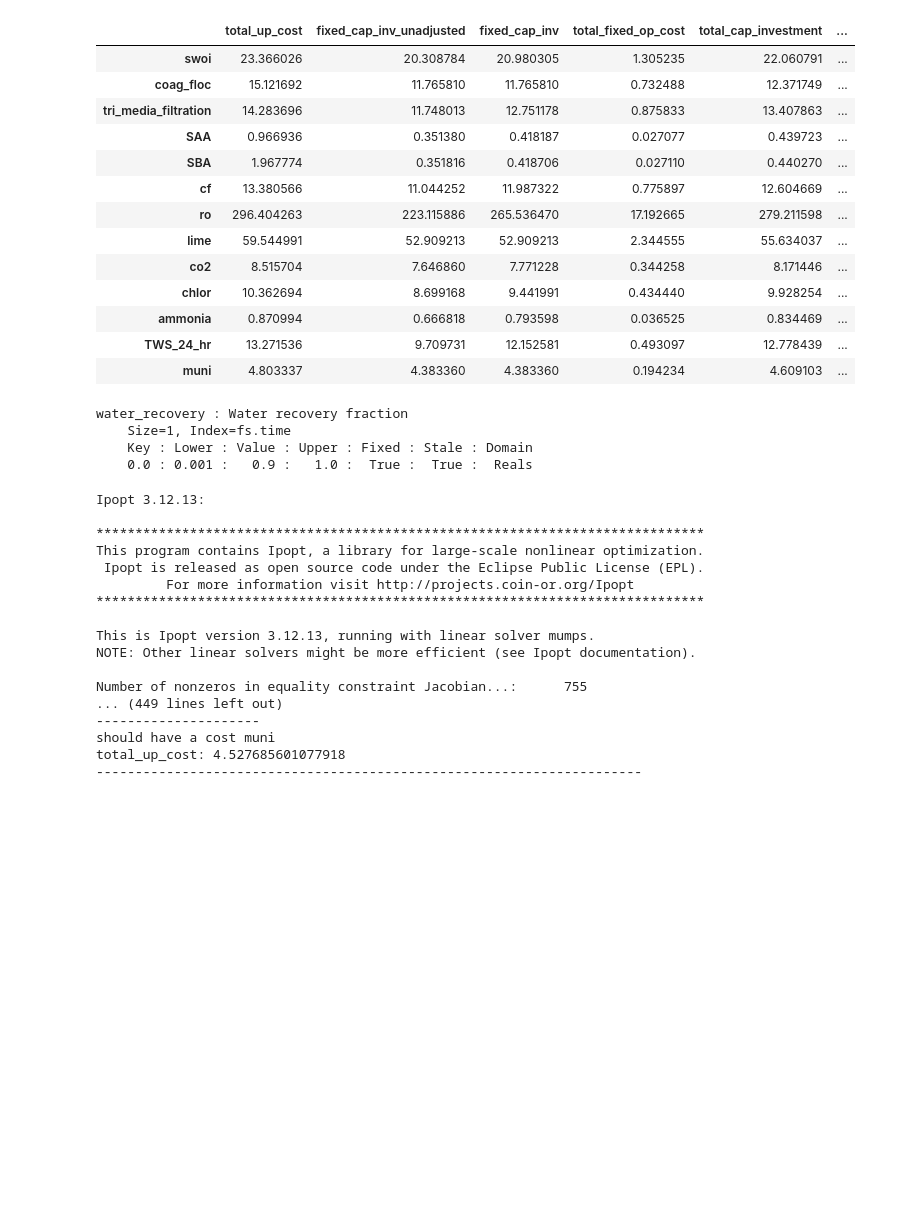
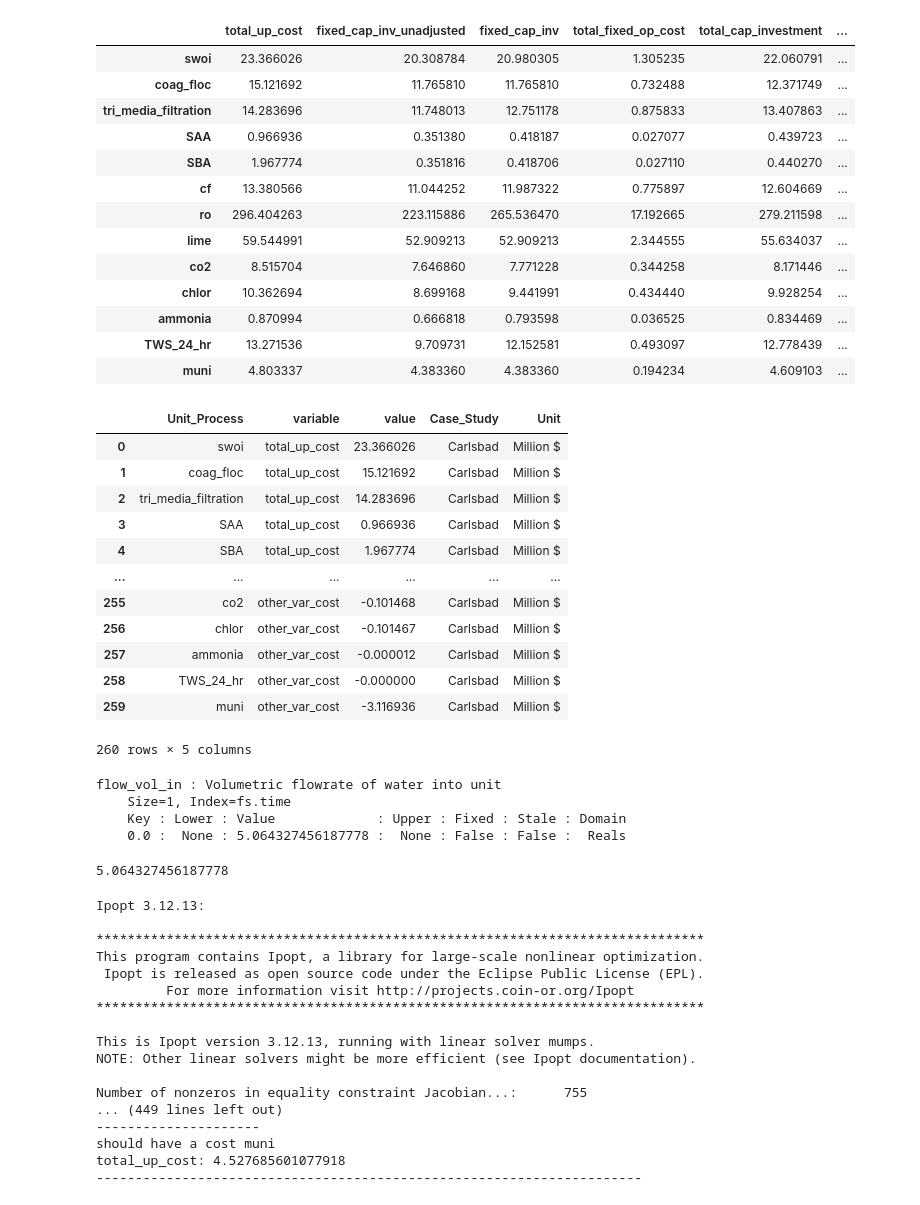
Before and after one commit to NREL/WaterTAP3, a Jupyter notebook: IDAES-WaterTAP3_v2/WaterTAP3_RunTrain_Tutorial-Carlsbad_Jan23_MC_working.ipynb, the cells around one changed output. Drawn from its saved outputs; the diff is of its cells as text; code cells hidden in the pictures; blank space fills up the shorter version.

```diff
--- a/IDAES-WaterTAP3_v2/WaterTAP3_RunTrain_Tutorial-Carlsbad_Jan23_MC_working.ipynb
+++ b/IDAES-WaterTAP3_v2/WaterTAP3_RunTrain_Tutorial-Carlsbad_Jan23_MC_working.ipynb
@@ -149,13 +274,42 @@ results_table
 | ammonia | 0.870994 | 0.666818 | 0.793598 | 0.036525 | 0.834469 | ... |
 | TWS_24_hr | 13.271536 | 9.709731 | 12.152581 | 0.493097 | 12.778439 | ... |
 | muni | 4.803337 | 4.383360 | 4.383360 | 0.194234 | 4.609103 | ... |
+# %%
+#results_table = pd.read_csv('./cost_results.csv',index_col=0)
+results_table.index.names=['Unit_Process']
+results_table = results_table.reset_index()
+df = pd.melt(results_table, id_vars=['Unit_Process'], value_vars=results_table.columns.to_list()[1:])
+# %%
+df["Case_Study"] = "Carlsbad"
+df["Unit"] = "Million $"
+df["Scenario"] = "A"
+# %%
+df
+# %% [output]
+|  | Unit_Process | variable | value | Case_Study | Unit |
+| 0 | swoi | total_up_cost | 23.366026 | Carlsbad | Million $ |
+| 1 | coag_floc | total_up_cost | 15.121692 | Carlsbad | Million $ |
+| 2 | tri_media_filtration | total_up_cost | 14.283696 | Carlsbad | Million $ |
+| 3 | SAA | total_up_cost | 0.966936 | Carlsbad | Million $ |
+| 4 | SBA | total_up_cost | 1.967774 | Carlsbad | Million $ |
+| ... | ... | ... | ... | ... | ... |
+| 255 | co2 | other_var_cost | -0.101468 | Carlsbad | Million $ |
+| 256 | chlor | other_var_cost | -0.101467 | Carlsbad | Million $ |
+| 257 | ammonia | other_var_cost | -0.000012 | Carlsbad | Million $ |
+| 258 | TWS_24_hr | other_var_cost | -0.000000 | Carlsbad | Million $ |
+| 259 | muni | other_var_cost | -3.116936 | Carlsbad | Million $ |
+260 rows × 5 columns
 # %%
-m.fs.tri_media_filtration.water_recovery.display()
+m.fs.tri_media_filtration.inlet.flow_vol.display()
 # %% [output]
-water_recovery : Water recovery fraction
+flow_vol_in : Volumetric flowrate of water into unit
     Size=1, Index=fs.time
-    Key : Lower : Value : Upper : Fixed : Stale : Domain
-    0.0 : 0.001 :   0.9 :   1.0 :  True :  True :  Reals
+    Key : Lower : Value             : Upper : Fixed : Stale : Domain
+    0.0 :  None : 5.064327456187778 :  None : False : False :  Reals
+# %%
+m.fs.tri_media_filtration.inlet.flow_vol.extract_values()[0]
+# %% [output]
+5.064327456187778
 # %%
 cost_range_list = []; #results will be inputted in this array
 #up_name = "tri_media_filtration" # which unit process it applies to. TODO hould be user input.
```
Also changed, not shown: parts of 15 cells of this notebook, 20 other files.
